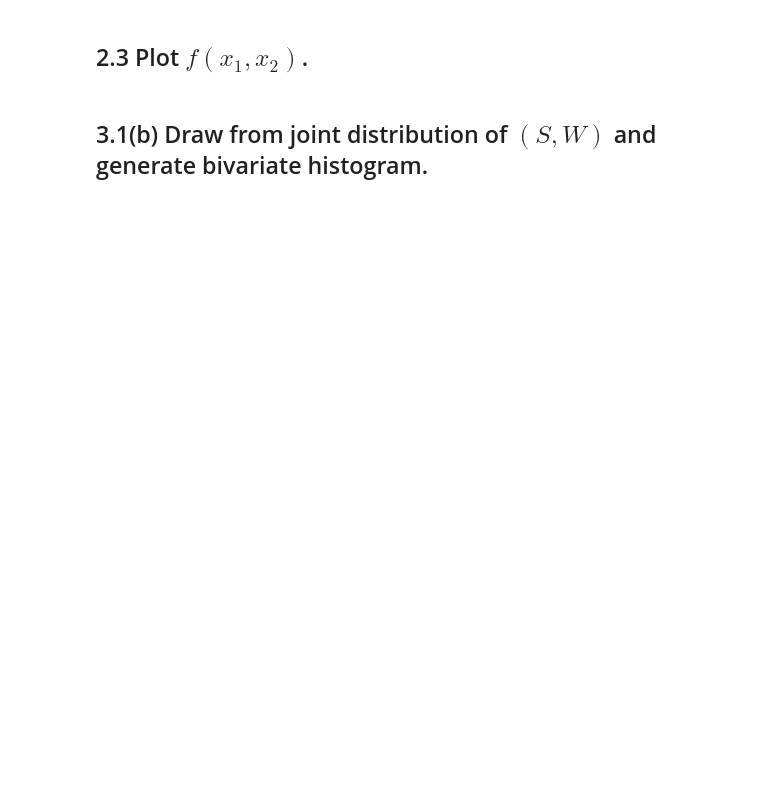
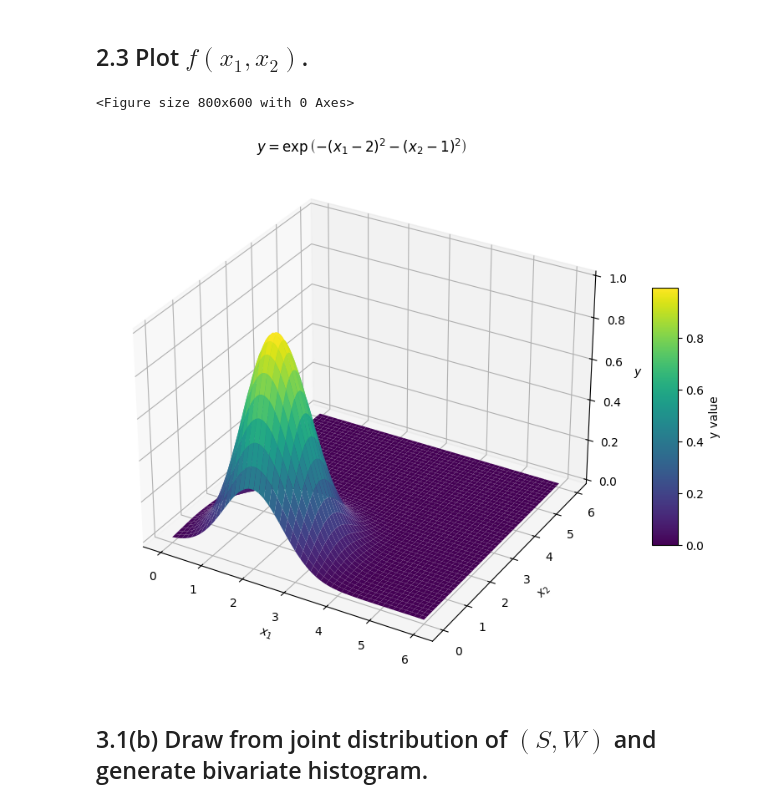
Before and after one commit to zihbow/cs181-s25-homeworks, a Jupyter notebook: hw0/hw0.ipynb, the cells around one changed output. Cells and saved outputs as stored; diff of their text form; code cells hidden in the pictures; blank space fills up the shorter version.

```diff
--- a/hw0/hw0.ipynb
+++ b/hw0/hw0.ipynb
@@ -23,4 +41,36 @@ from scipy.stats import multivariate_normal as mvn
 # %% [markdown]
 ## 2.3 Plot $f(x_1, x_2)$.
+# %%
+from mpl_toolkits.mplot3d import Axes3D
+
+x1 = np.linspace(0, 6, 500)
+x2 = np.linspace(0, 6, 500)
+
+X1, X2 = np.meshgrid(x1, x2)
+plt.figure(figsize=(8, 6))
+
+
+y = np.exp(-(X1 - 2)**2 - (X2 - 1)**2)
+
+fig = plt.figure(figsize=(10, 8))
+ax = fig.add_subplot(111, projection='3d')
+
+
+surface = ax.plot_surface(X1, X2, y, cmap='viridis', edgecolor='none')
+
+
+fig.colorbar(surface, ax=ax, shrink=0.5, aspect=10, label='y value')
+
+
+ax.set_xlabel(r"$x_1$")
+ax.set_ylabel(r"$x_2$")
+ax.set_zlabel(r"$y$")
+ax.set_title(r"$y = \exp\left(-(x_1 - 2)^2 - (x_2 - 1)^2\right)$")
+
+
+plt.show()
+# %% [output]
+<Figure size 800x600 with 0 Axes>
+[figure, added]
 # %% [markdown]
 ## 3.1(b) Draw from joint distribution of $(S, W)$ and generate bivariate histogram.
```
Also changed, not shown: parts of 12 cells of this notebook, 44 other files.
